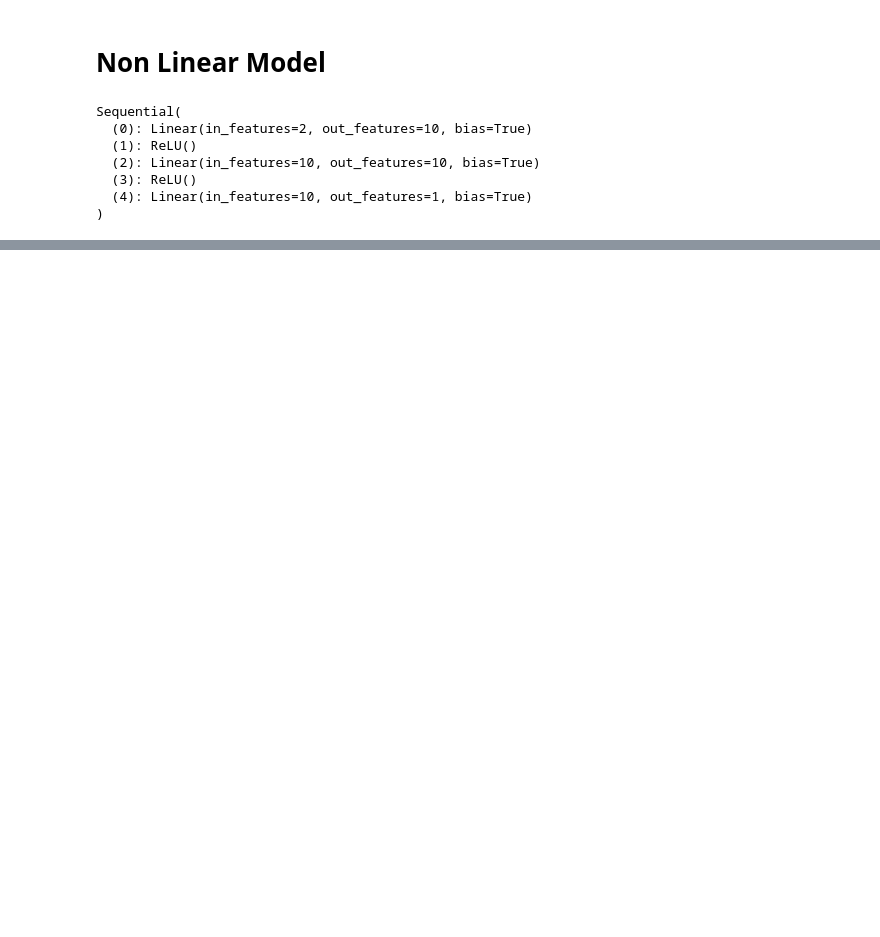
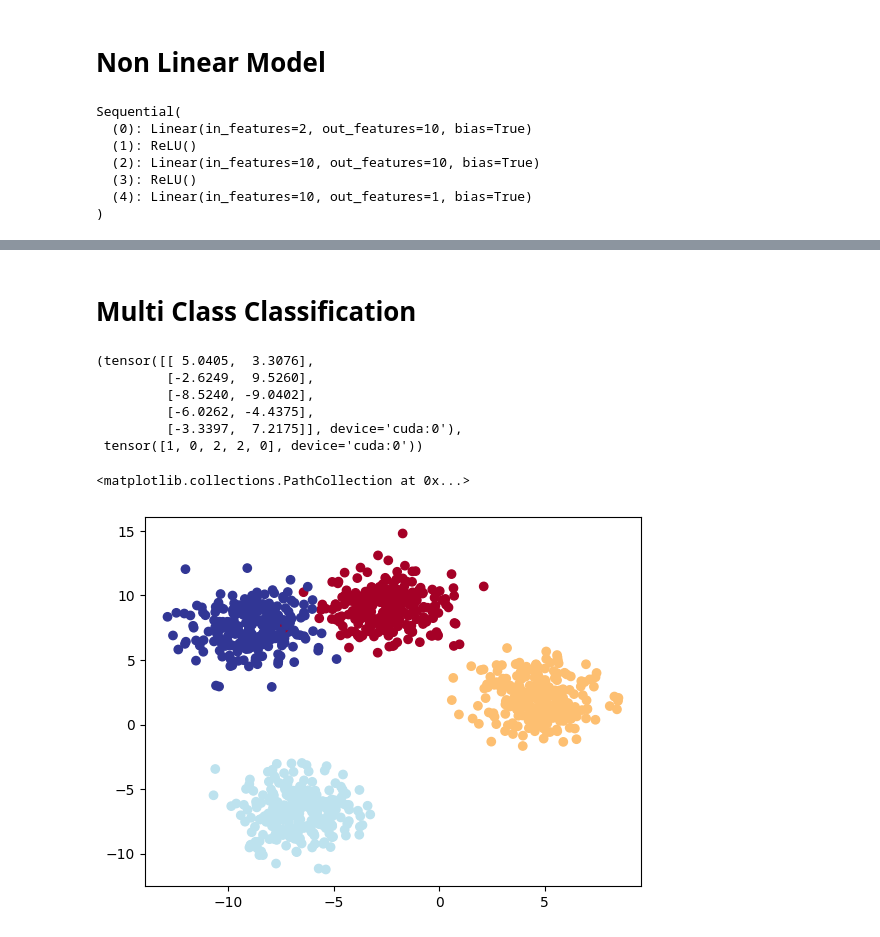
Before and after one commit to taslimmuhammed/pytorch, a Jupyter notebook: pytorch_nn_01.ipynb, the cells around one changed output, grey strips where cells are left out. Saved outputs shown, nothing was run; the diff lists cells and outputs as text; code cells hidden in the pictures; blank space fills up the shorter version.

Commit message:
Multiclass classification

```diff
--- a/pytorch_nn_01.ipynb
+++ b/pytorch_nn_01.ipynb
@@ -153,0 +154,39 @@ plot_decision_boundary(model_1, X_train, y_train)
+# %% [markdown]
+# Multi Class Classification
+# %%
+from sklearn.datasets import make_blobs
+from sklearn.model_selection import train_test_split
+import matplotlib.pyplot as plt
+import torch
+import torch.nn as nn
+import numpy as np
+
+NUM_CLASSES = 4
+NUM_FEATURES = 2
+RANDOM_SEED = 42
+
+# 1. Create multi-class data
+X, y = make_blobs(n_samples=1000,
+    n_features=NUM_FEATURES, # X features
+    centers=NUM_CLASSES, # y labels
+    cluster_std=1.5, # give the clusters a little shake up (try changing this to 1.0, the default)
+    random_state=RANDOM_SEED
+)
+device = "cuda" if torch.cuda.is_available() else "cpu"
+
+X = torch.from_numpy(X).type(torch.float).to(device)
+y = torch.from_numpy(y).type(torch.LongTensor).to(device)
+X_train, X_test, y_train, y_test = train_test_split(X, y, test_size=0.2, random_state=RANDOM_SEED)
+X_train[:5], y_train[:5]
+# %% [output]
+(tensor([[ 5.0405,  3.3076],
+         [-2.6249,  9.5260],
+         [-8.5240, -9.0402],
+         [-6.0262, -4.4375],
+         [-3.3397,  7.2175]], device='cuda:0'),
+ tensor([1, 0, 2, 2, 0], device='cuda:0'))
+# %%
+plt.scatter(X[:,0].cpu(),X[:,1].cpu(),c=y.cpu(),cmap=plt.cm.RdYlBu)
+# %% [output]
+<matplotlib.collections.PathCollection at 0x...>
+[figure, added]
```
Also changed, not shown: parts of 8 cells of this notebook.
